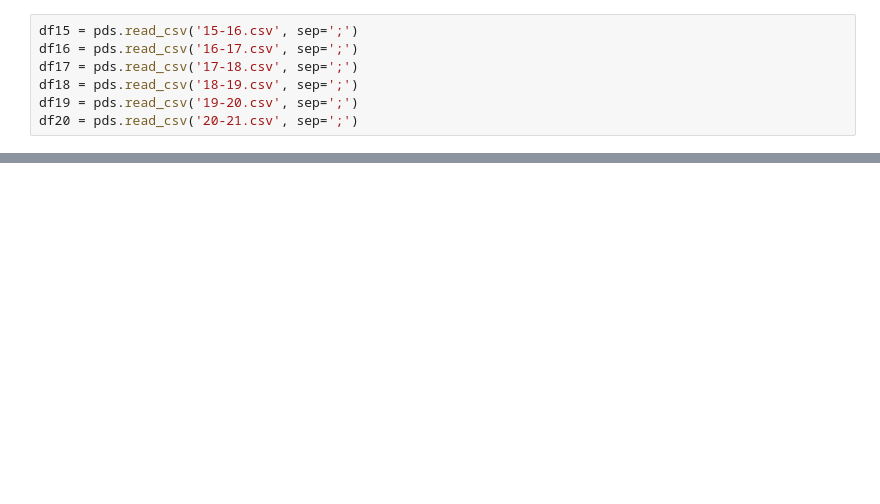
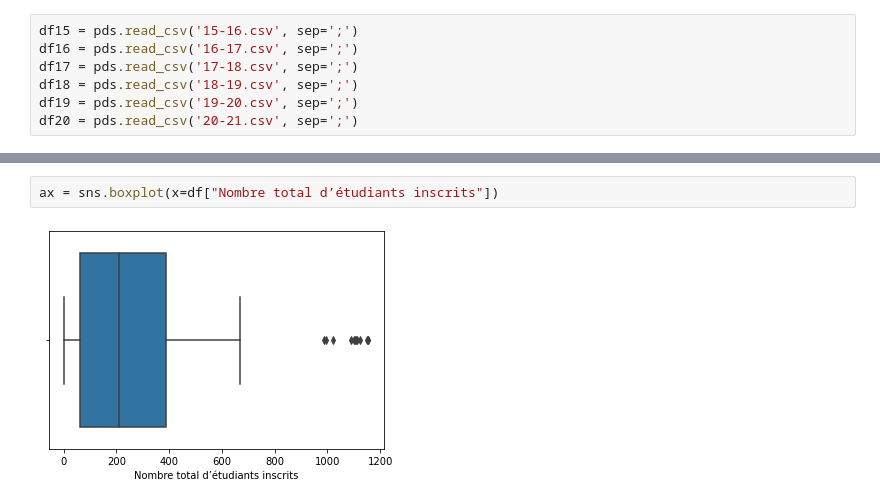
Before and after one commit to IDeAmiage/data_exploration, a Jupyter notebook: Enseignement Superieur.ipynb, the cells around one changed output, grey strips where cells are left out. Saved outputs shown, nothing was run; the diff lists cells and outputs as text; blank space fills up the shorter version.

```diff
--- a/Enseignement Superieur.ipynb
+++ b/Enseignement Superieur.ipynb
@@ -247,0 +130,4 @@ AttributeError: 'NoneType' object has no attribute 'drop'
+# %%
+ax = sns.boxplot(x=df["Nombre total d’étudiants inscrits"])
+# %% [output]
+[figure, added]
```
Also changed, not shown: parts of 45 cells of this notebook, 2 other files.
